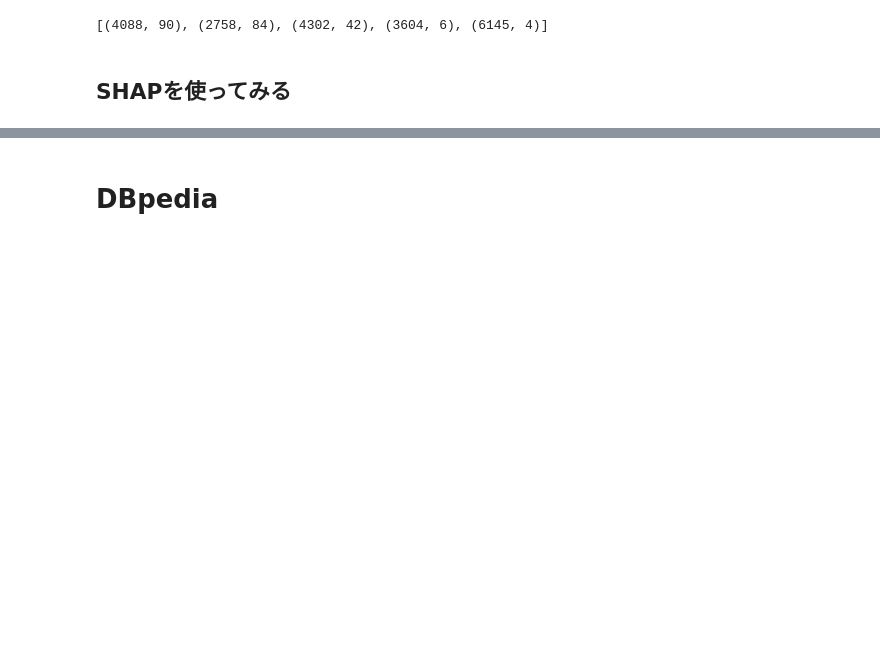
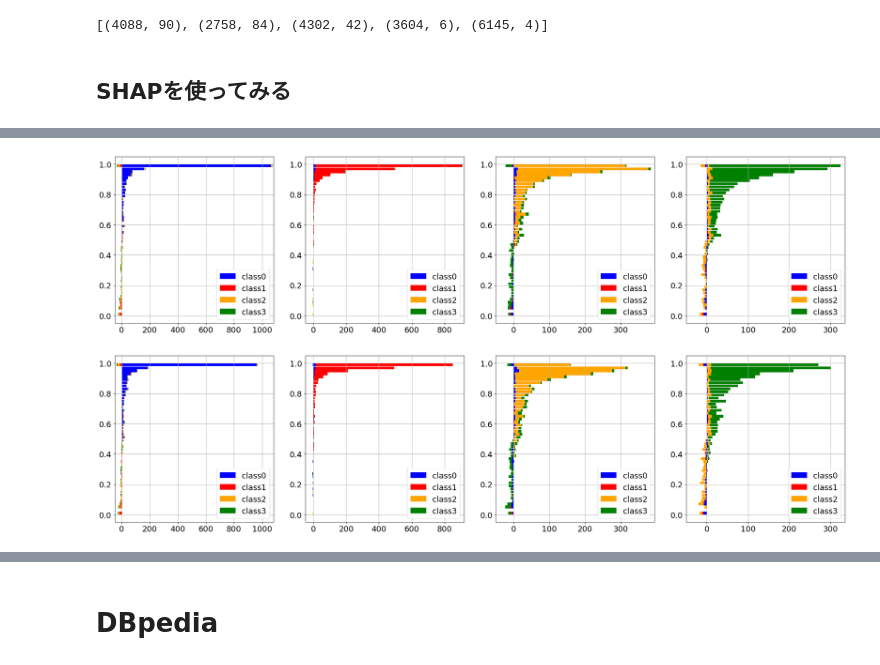
Before and after one commit to ga6rie1-KK/NLP_Bias, a Jupyter notebook: notebooks/miscllasification_analysis.ipynb, the cells around one changed output, grey strips where cells are left out. Drawn from its saved outputs; the diff is of its cells as text; code cells hidden in the pictures; blank space fills up the shorter version.

```diff
--- a/notebooks/miscllasification_analysis.ipynb
+++ b/notebooks/miscllasification_analysis.ipynb
@@ -432,10 +296,0 @@ max acc: Epoch 97, 0.9063
-# %%
-import shap
-shap.initjs()
-
-test_loader = DataLoader(test_set, batch_size=len(test_set))
-for X, y in test_loader:
-    X, y = X.to(device), y.to(device)
-
-explainer = shap.GradientExplainer(best_model, X)
-shap_values = explainer.shap_values(X)
@@ -455,0 +316,4 @@ True
+# %%
+train, test = DBpedia()
+print(len(train))
+print(len(test))
@@ -455,0 +323,5 @@ True
+# %%
+train_loader = DataLoader(train)
+for i in train_loader:
+    print(i)
+    break
@@ -455,0 +510,3 @@ True
+# %%
+test_loader = udb_test_loader
+model = udb_model.cpu()
@@ -455,0 +565,7 @@ True
+# %%
+num_bin = 50
+x_maxs = binning_classfication(udb_test_loader, udb_model.cpu(), num_bin, -50)
+x_maxs = binning_classfication(db_test_loader, db_model.cpu(), num_bin, -50, x_maxs)
+# %% [output]
+[figure, added]
+[figure, added]
```
Also changed, not shown: parts of 69 cells of this notebook, 7 other files.
